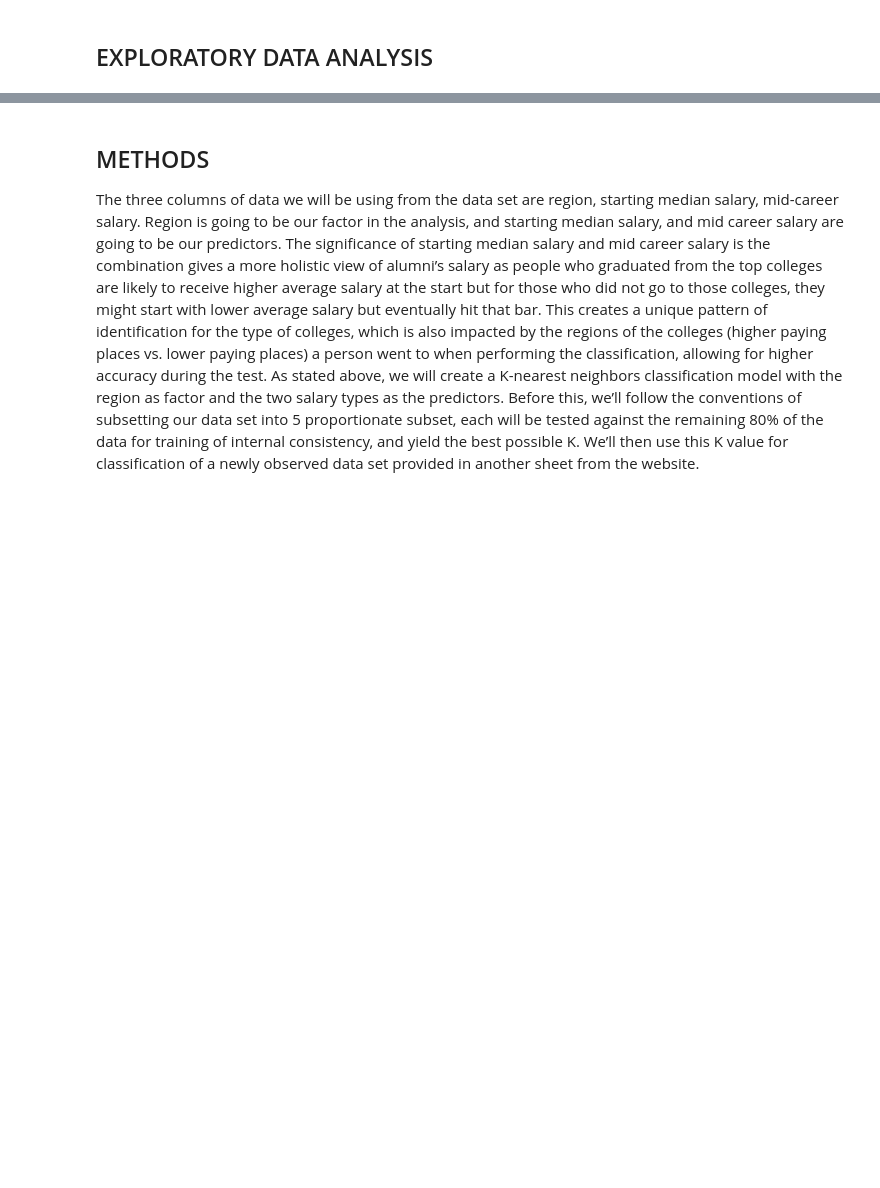
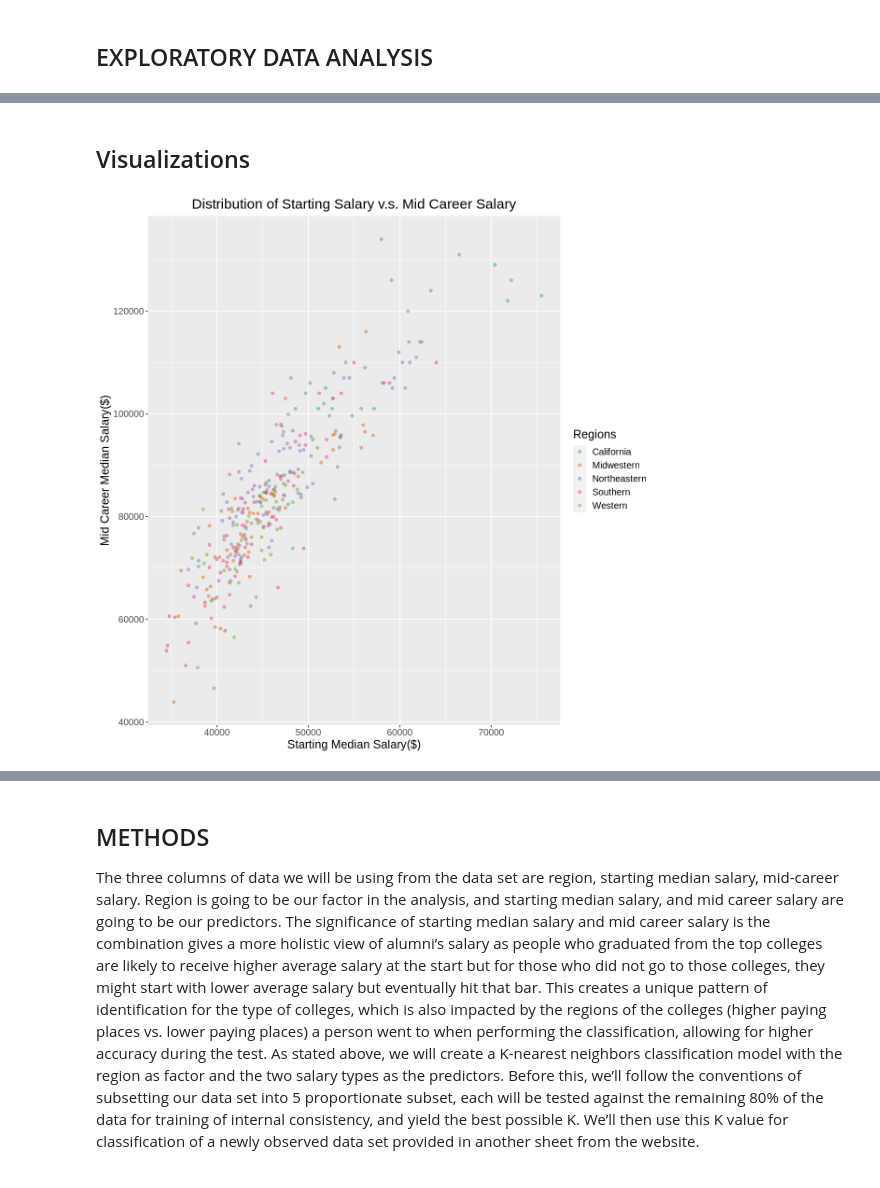
Before and after one commit to colinyee9935/DSCI100_Group_Project, a Jupyter notebook: Project Proposal.ipynb, the cells around one changed output, grey strips where cells are left out. Saved outputs shown, nothing was run; the diff lists cells and outputs as text; code cells hidden in the pictures; blank space fills up the shorter version.

Commit message:
Reviewed Proposal by TAs
As the title

```diff
--- a/Project Proposal.ipynb
+++ b/Project Proposal.ipynb
@@ -64,20 +83,28 @@ salary_region
+# %% [markdown]
+## Visualizations
 # %%
 #graphing of data sets: starting median salary and mid career median salary
 #distribution of the two definitive data we'll be using
 
 options(repr.plot.width = 10, repr.plot.height = 10)
 
 salary_region_graph<-salary_region|>
     ggplot(aes(x=starting_median_salary, y=mid_career_median_salary, color=region))+
     geom_point(alpha = 0.4)+
     labs(x="Starting Median Salary($)",
         y="Mid Career Median Salary($)",
+        title = "Distribution of Starting Salary v.s. Mid Career Salary",
         color="Regions")+
     scale_color_brewer(palette = "Dark2")+
-    theme(text=element_text(size=15))
+    theme(text=element_text(size=15), plot.title = element_text(hjust = 0.5))
 
 salary_region_graph
 
-#the distribution has some distinct characteristics to it - a large group of data points are clustered in the box formulated by x(40000,50000) and y(70000,90000).
+# add tittle
+
+#the distribution has some distinct characteristics to it -
+#a large group of data points are clustered in the box formulated by x(40000,50000) and y(70000,90000).
 #Classification within this range might becomes obscure as data points affialited to each region is really close toghether
-#Thus, we should be cautious with this and test-retest our model with different set when incorporating only these two data if we do not include percentile data columns
+#We would want to incorporate other predictors in this case, this pattern can be found in the histograms below
+# %% [output]
+[figure, added]
```
Also changed, not shown: parts of 8 cells of this notebook.
